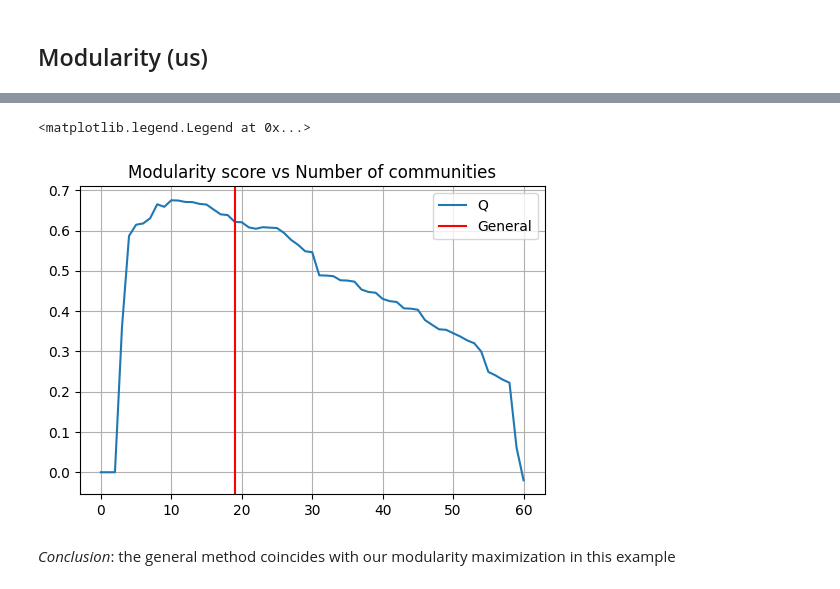
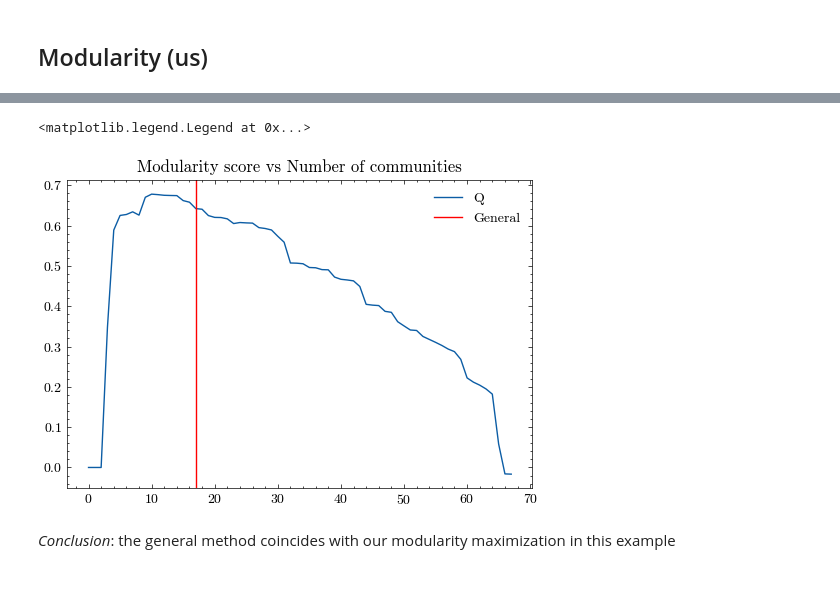
Before and after one commit to LaComarca-Lab/HyperGraph-Communities, a Jupyter notebook: CollaborationNetwork.ipynb, the cells around one changed output, grey strips where cells are left out. Saved outputs shown, nothing was run; the diff lists cells and outputs as text; code cells hidden in the pictures.

Commit message:
Improved graphics and added similarity index

```diff
--- a/CollaborationNetwork.ipynb
+++ b/CollaborationNetwork.ipynb
@@ -3,12 +3,15 @@
 # %%
 import numpy as np
 import networkx as nx
+import pandas as pd
+import xgi
+from scipy.cluster import hierarchy
+from collections import defaultdict
+from itertools import combinations, product
+
 import matplotlib.pyplot as plt
-from scipy.cluster import hierarchy
-import xgi
-from collections import defaultdict
-from itertools import combinations
-import pandas as pd
+import scienceplots
+plt.style.use(['science', 'no-latex'])
 
 from hyperfunctions import *
 from modularity_functions import *
@@ -30,7 +33,7 @@ print(len(H.edges), len(H.nodes))
 # %% [markdown]
 We create the hypergraph with only Stefano's coauthors. We can apply some restrictions to the number of papers with him to be considered a coauthor.
 # %%
-restriction_papers = 6
+restriction_papers = 5
 # %%
 dg = pd.read_csv('Datasets/boccaletti_coauthors.csv', sep = ',')
 
@@ -161,14 +166,14 @@ Modularity = calculate_modularities(H, G, Z)
 # %%
 plt.figure(figsize=(6,4))
 plt.title("Modularity score vs Number of communities")
 plt.plot(range(len(H.nodes)), Modularity, label='Q')
-plt.grid()
+#plt.grid()
 plt.axvline(Num_communities, color='r', label='General')
 
 plt.legend()
 # %% [output]
 <matplotlib.legend.Legend at 0x...>
-[figure, old version]
+[figure, new version]
 # %% [markdown]
 *Conclusion*: the general method coincides with our modularity maximization in this example
 # %%
```
Also changed, not shown: parts of 21 cells of this notebook, 2 other files.
